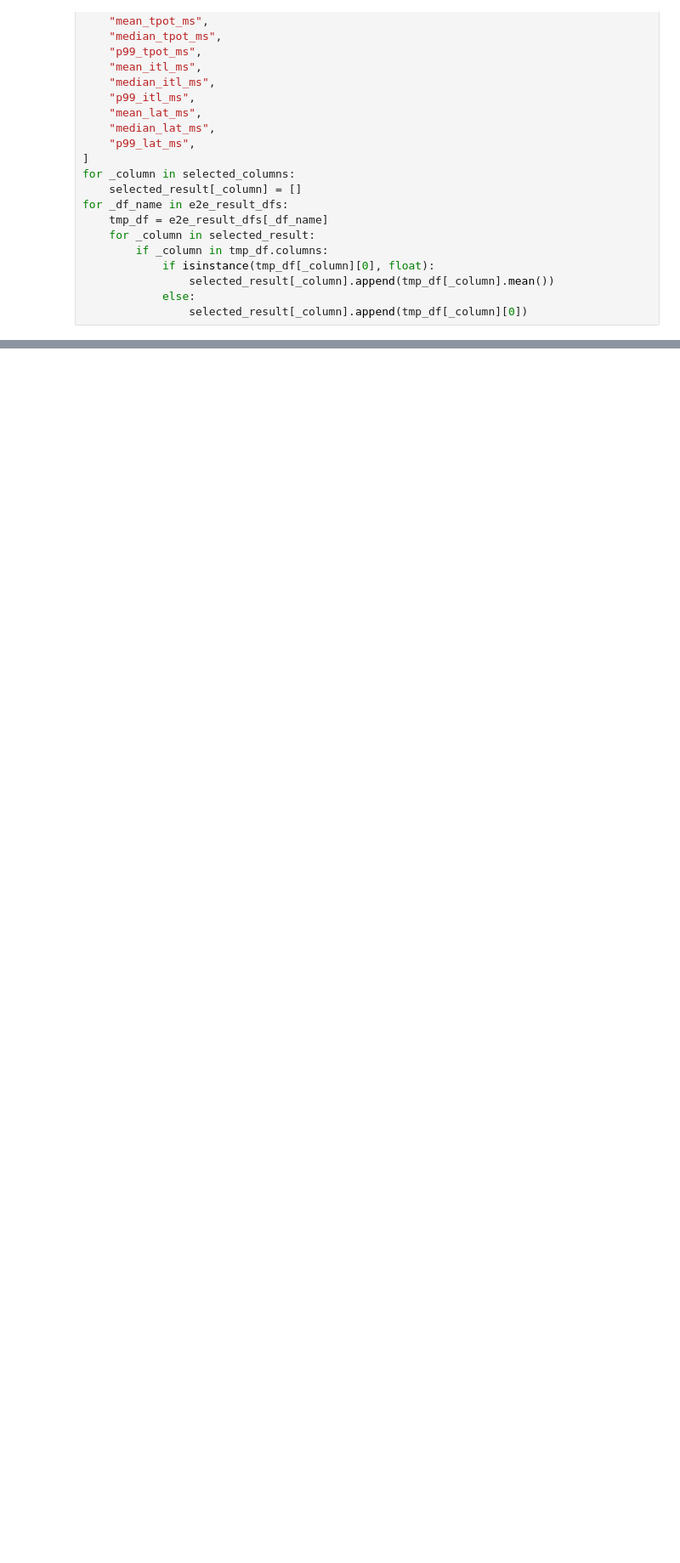
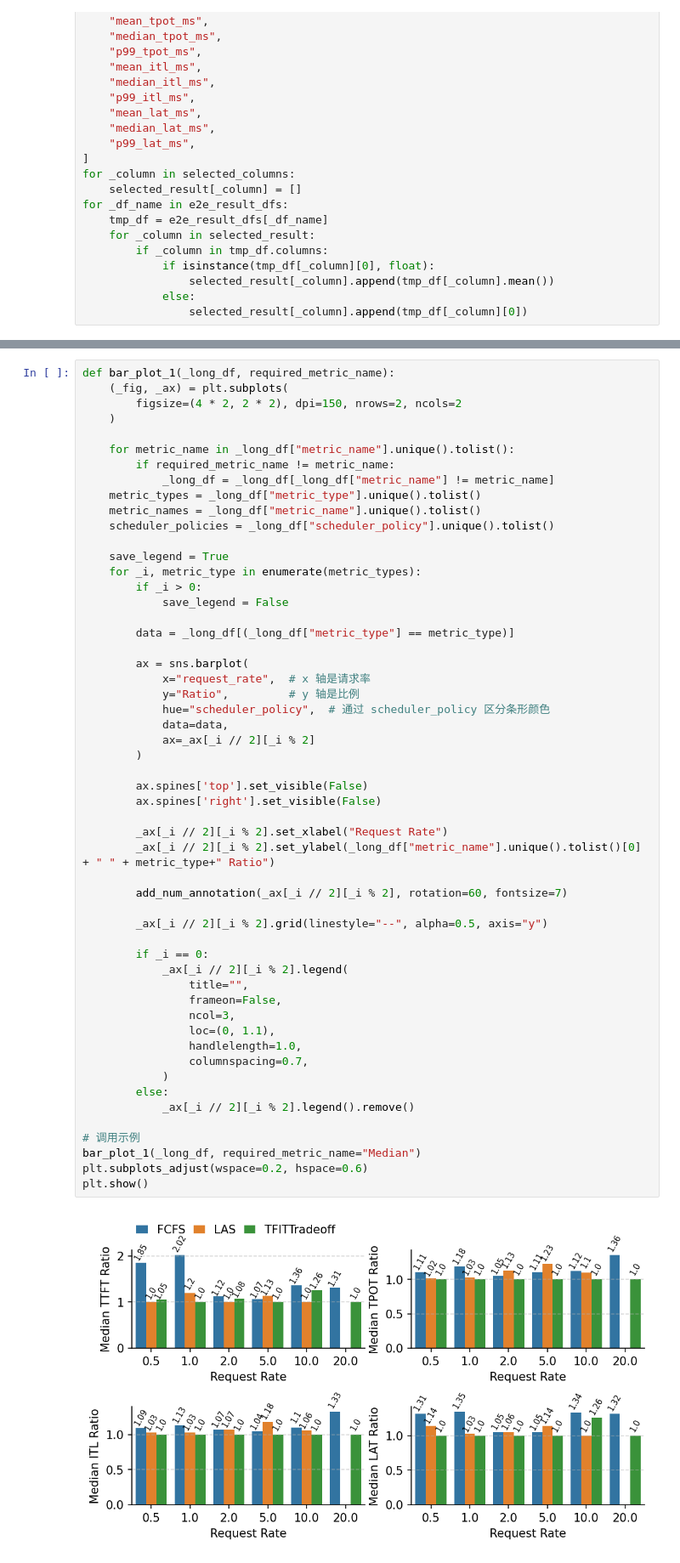
Before and after one commit to chengzhi-lu/vllm, a Jupyter notebook: benchmarks/result/analysis/result_analysis_1.ipynb, the cells around one changed output, grey strips where cells are left out. Shown at 85% size. Drawn from its saved outputs; the diff is of its cells as text; blank space fills up the shorter version.

```diff
--- a/benchmarks/result/analysis/result_analysis_1.ipynb
+++ b/benchmarks/result/analysis/result_analysis_1.ipynb
@@ -333,3 +356,59 @@ plt.show()
+# %%
+def bar_plot_1(_long_df, required_metric_name):
+    (_fig, _ax) = plt.subplots(
+        figsize=(4 * 2, 2 * 2), dpi=150, nrows=2, ncols=2
+    )
+
+    for metric_name in _long_df["metric_name"].unique().tolist():
+        if required_metric_name != metric_name:
+            _long_df = _long_df[_long_df["metric_name"] != metric_name]
+    metric_types = _long_df["metric_type"].unique().tolist()
+    metric_names = _long_df["metric_name"].unique().tolist()
+    scheduler_policies = _long_df["scheduler_policy"].unique().tolist()
+
+    save_legend = True
+    for _i, metric_type in enumerate(metric_types):
+        if _i > 0:
+            save_legend = False
+
+        data = _long_df[(_long_df["metric_type"] == metric_type)]
+
+        ax = sns.barplot(
+            x="request_rate",  # x 轴是请求率
+            y="Ratio",         # y 轴是比例
+            hue="scheduler_policy",  # 通过 scheduler_policy 区分条形颜色
+            data=data,
+            ax=_ax[_i // 2][_i % 2]
+        )
+
+        ax.spines['top'].set_visible(False)
+        ax.spines['right'].set_visible(False)
+
+        _ax[_i // 2][_i % 2].set_xlabel("Request Rate")
+        _ax[_i // 2][_i % 2].set_ylabel(_long_df["metric_name"].unique().tolist()[0] + " " + metric_type+" Ratio")
+
+        add_num_annotation(_ax[_i // 2][_i % 2], rotation=60, fontsize=7)
+
+        _ax[_i // 2][_i % 2].grid(linestyle="--", alpha=0.5, axis="y")
+
+        if _i == 0:
+            _ax[_i // 2][_i % 2].legend(
+                title="",
+                frameon=False,
+                ncol=3,
+                loc=(0, 1.1),
+                handlelength=1.0,
+                columnspacing=0.7,
+            )
+        else:
+            _ax[_i // 2][_i % 2].legend().remove()
+
+# 调用示例
+bar_plot_1(_long_df, required_metric_name="Median")
+plt.subplots_adjust(wspace=0.2, hspace=0.6)
+plt.show()
+# %% [output]
+[figure, added]
 # %%
 request_level_result = pd.DataFrame()
 for _df_name in e2e_result_dfs:
```
Also changed, not shown: parts of 9 cells of this notebook, 1 other file.
